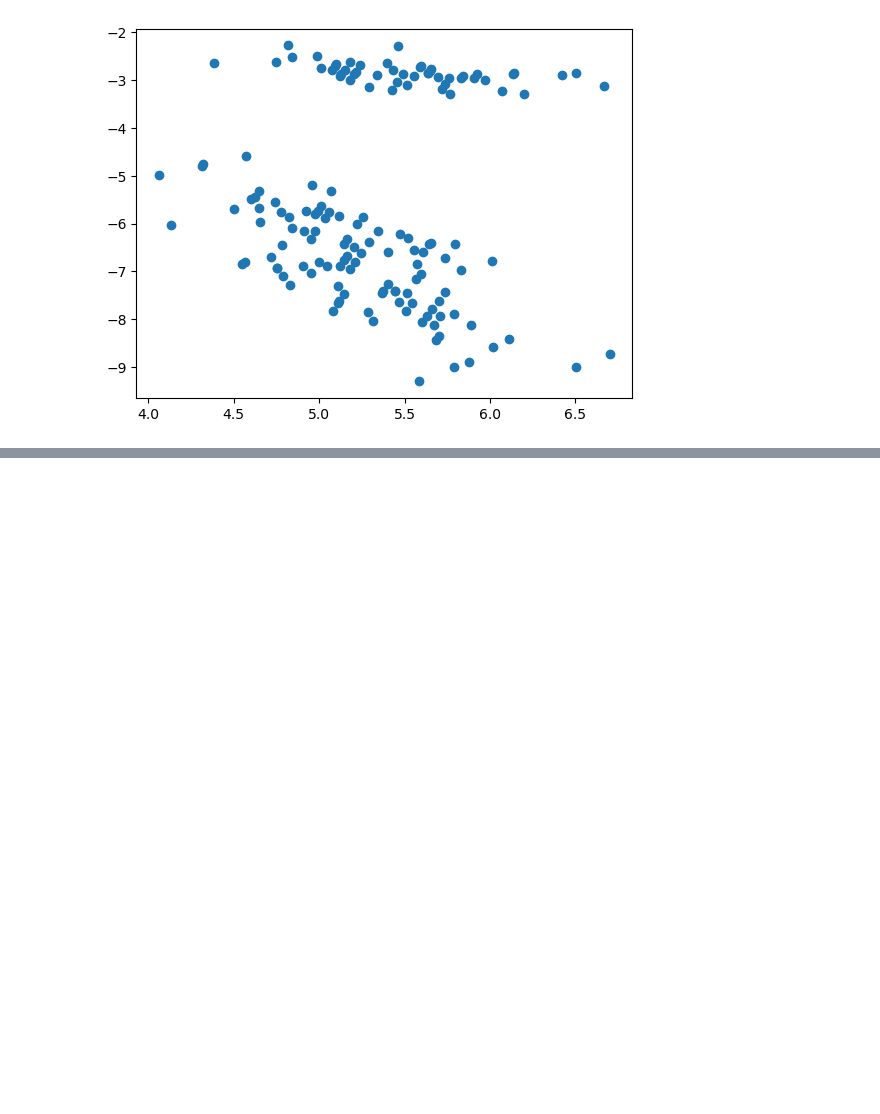
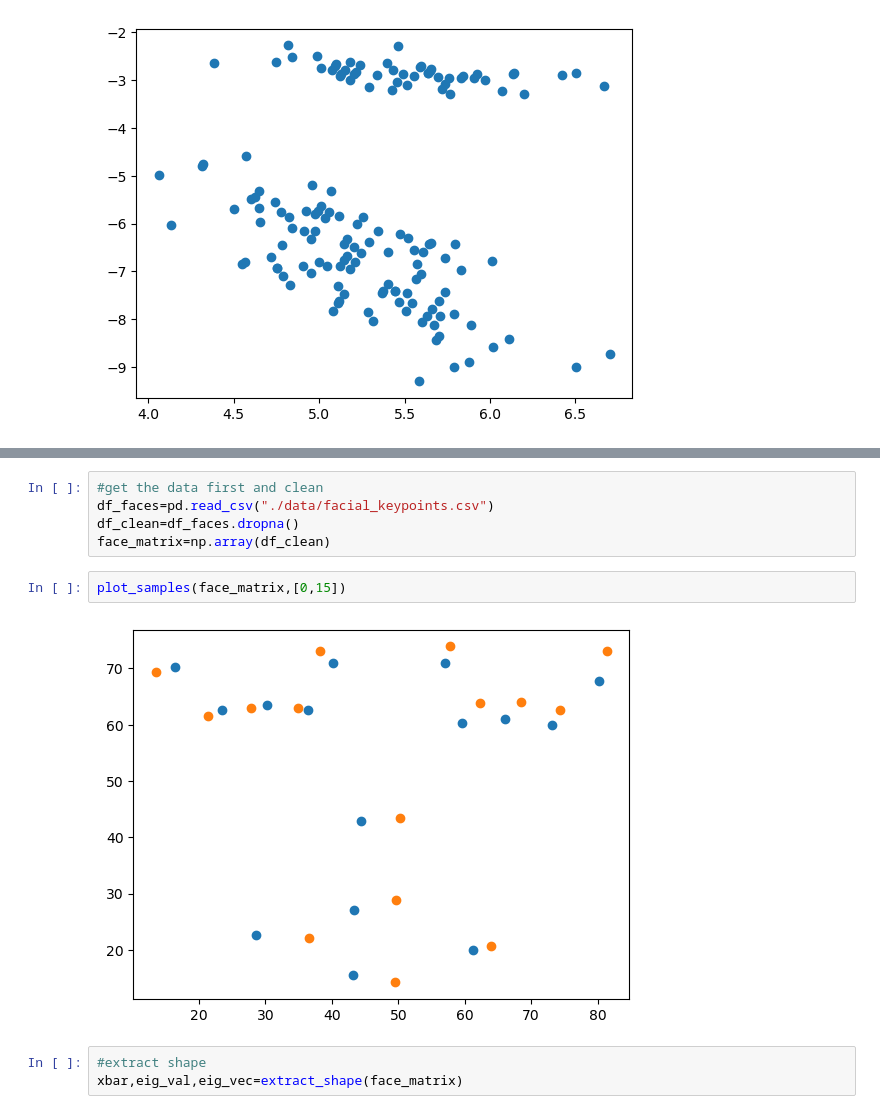
Before and after one commit to Razi-Mahmood/StatisticalShapeModels, a Jupyter notebook: EigenComputation.ipynb, the cells around one changed output, grey strips where cells are left out. Cells and saved outputs as stored; diff of their text form; blank space fills up the shorter version.

Commit message:
Added code for statistical shape modeling and facial data

```diff
--- a/EigenComputation.ipynb
+++ b/EigenComputation.ipynb
@@ -79,0 +146,12 @@ plt.scatter(proj[:,2],proj[:,3])
+# %%
+#get the data first and clean
+df_faces=pd.read_csv("./data/facial_keypoints.csv")
+df_clean=df_faces.dropna()
+face_matrix=np.array(df_clean)
+# %%
+plot_samples(face_matrix,[0,15])
+# %% [output]
+[figure, added]
+# %%
+#extract shape
+xbar,eig_val,eig_vec=extract_shape(face_matrix)
```
Also changed, not shown: parts of 8 cells of this notebook.
